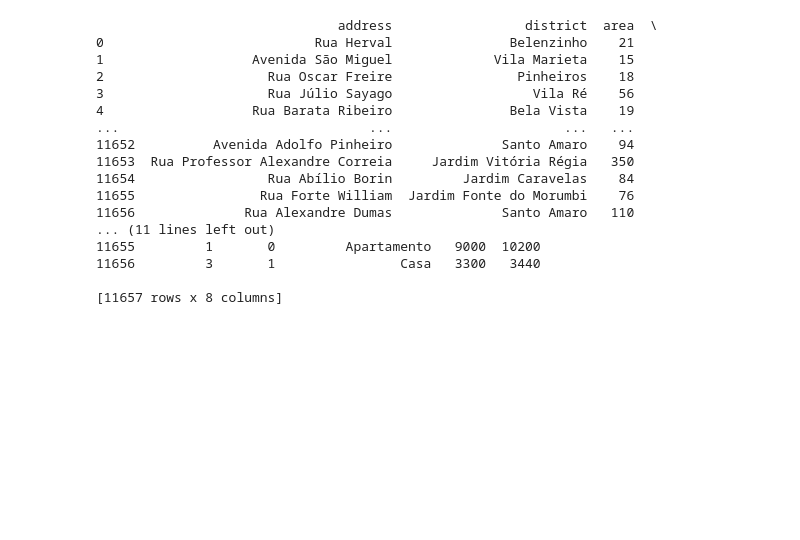
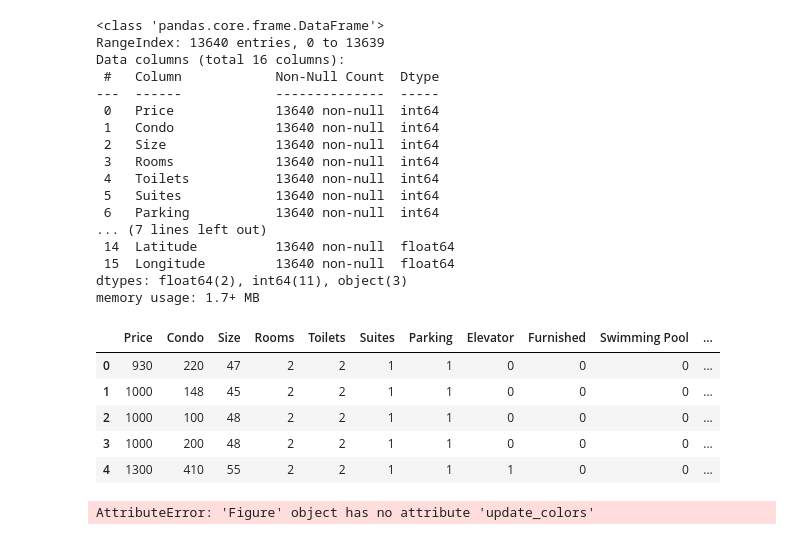
Before and after one commit to pablobelmiro/ai, a Jupyter notebook: machineLearn_basics/regretion_basics/basicRegretion.ipynb, the cells around one changed output. Cells and saved outputs as stored; diff of their text form; code cells hidden in the pictures; blank space fills up the shorter version.

```diff
--- a/machineLearn_basics/regretion_basics/basicRegretion.ipynb
+++ b/machineLearn_basics/regretion_basics/basicRegretion.ipynb
@@ -7,23 +7,47 @@ import seaborn as sns
 import numpy as np
 # %%
 #loading dataframe
-df_data = pd.read_csv("data.csv")
-print(df_data)
+df_data = pd.read_csv("dataset.csv")
+df_data.info()
+
+df_data.head()
 # %% [output]
-                               address                 district  area  \
-0                           Rua Herval               Belenzinho    21
-1                   Avenida São Miguel             Vila Marieta    15
-2                     Rua Oscar Freire                Pinheiros    18
-3                     Rua Júlio Sayago                  Vila Ré    56
-4                   Rua Barata Ribeiro               Bela Vista    19
-...                                ...                      ...   ...
-11652          Avenida Adolfo Pinheiro              Santo Amaro    94
-11653  Rua Professor Alexandre Correia     Jardim Vitória Régia   350
-11654                 Rua Abílio Borin         Jardim Caravelas    84
-11655                Rua Forte William  Jardim Fonte do Morumbi    76
-11656              Rua Alexandre Dumas              Santo Amaro   110
-... (11 lines left out)
-11655         1       0         Apartamento   9000  10200
-11656         3       1                Casa   3300   3440
-
-[11657 rows x 8 columns]
+<class 'pandas.core.frame.DataFrame'>
+RangeIndex: 13640 entries, 0 to 13639
+Data columns (total 16 columns):
+ #   Column            Non-Null Count  Dtype
+---  ------            --------------  -----
+ 0   Price             13640 non-null  int64
+ 1   Condo             13640 non-null  int64
+ 2   Size              13640 non-null  int64
+ 3   Rooms             13640 non-null  int64
+ 4   Toilets           13640 non-null  int64
+ 5   Suites            13640 non-null  int64
+ 6   Parking           13640 non-null  int64
+... (7 lines left out)
+ 14  Latitude          13640 non-null  float64
+ 15  Longitude         13640 non-null  float64
+dtypes: float64(2), int64(11), object(3)
+memory usage: 1.7+ MB
+|  | Price | Condo | Size | Rooms | Toilets | Suites | Parking | Elevator | Furnished | Swimming Pool | ... |
+| 0 | 930 | 220 | 47 | 2 | 2 | 1 | 1 | 0 | 0 | 0 | ... |
+| 1 | 1000 | 148 | 45 | 2 | 2 | 1 | 1 | 0 | 0 | 0 | ... |
+| 2 | 1000 | 100 | 48 | 2 | 2 | 1 | 1 | 0 | 0 | 0 | ... |
+| 3 | 1000 | 200 | 48 | 2 | 2 | 1 | 1 | 0 | 0 | 0 | ... |
+| 4 | 1300 | 410 | 55 | 2 | 2 | 1 | 1 | 1 | 0 | 0 | ... |
+# %%
+#printing data in map
+fig = px.scatter_map(df_data, lat="Latitude", lon="Longitude", color="Price", size="Size", color_continuous_scale=px.colors.cyclical.IceFire, size_max=15, zoom=5, opacity=0.4)
+fig.show()
+
+#Adjusting colors
+fig.update_colors(colorscale=[
+    [0, 'rgb(166,206,227,0.5)'],
+    [0.2, 'rgb(31,120,180,0.5)'],
+    [0.05, 'rgb(178,223,138,0.5)'],
+    [0.10, 'rgb(51,160,44,0.5)'],
+    [0.15, 'rgb(251,154,153,0.5)'],
+    [1, 'rgb(227,26,28,0.5)']
+])
+# %% [output]
+AttributeError: 'Figure' object has no attribute 'update_colors'
```
Also changed, not shown: 6 other files.
